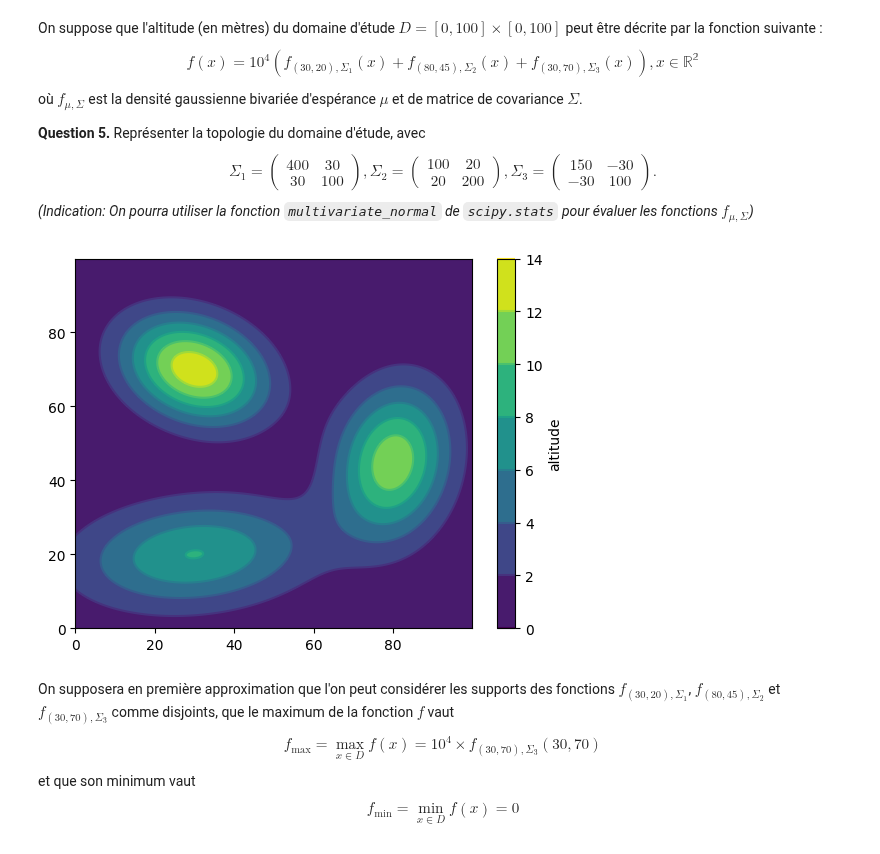
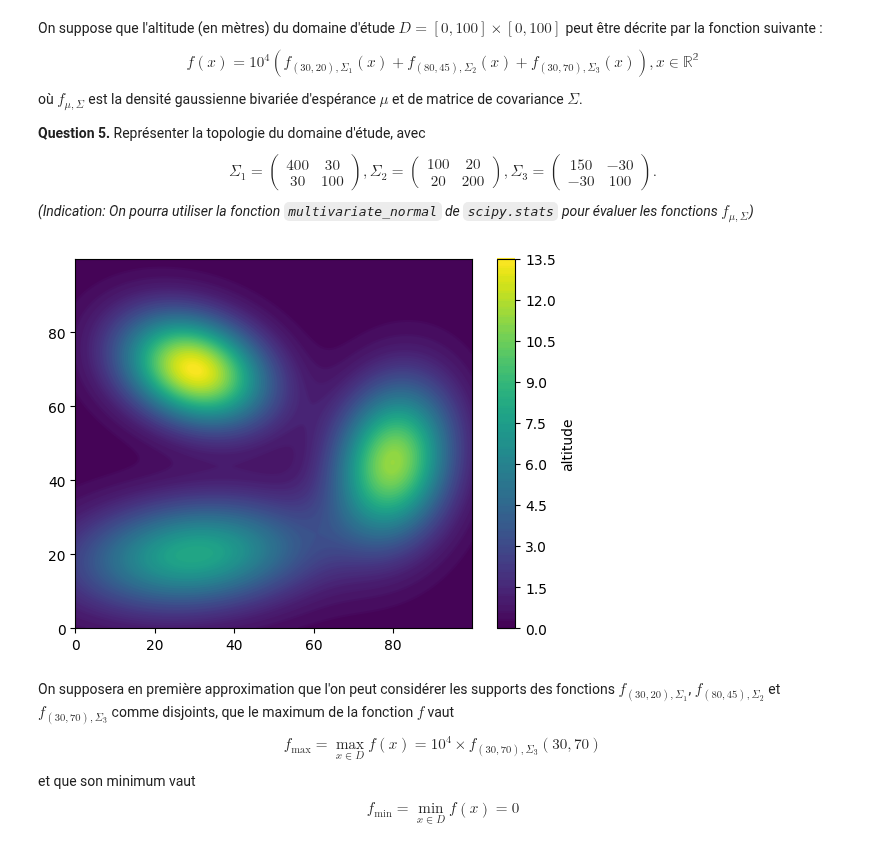
Before and after one commit to VDeumier/Projet_UE11, a Jupyter notebook: Projet_Probabilités_DEUMIER_FEVE.ipynb, the cells around one changed output. Cells and saved outputs as stored; diff of their text form; code cells hidden in the pictures.

```diff
--- a/Projet_Probabilités_DEUMIER_FEVE.ipynb
+++ b/Projet_Probabilités_DEUMIER_FEVE.ipynb
@@ -367,35 +367,35 @@ $$\Sigma_1 = \begin{pmatrix} 400 & 30 \\ 30 & 100\end{pmatrix}, \Sigma_2 = \begi
 x, y = np.mgrid[0:100:.05, 0:100:.05]
 
 pos = np.dstack((x, y))
 
 sigma_1 = np.array([[400, 30], [30, 100]])
 sigma_2 = np.array([[100, 20], [20, 200]])
 sigma_3 = np.array([[150, -30], [-30, 100]])
 
 def topo(pos):
 
     f_1 = sps.multivariate_normal(mean=[30, 20], cov=sigma_1)
     f_2 = sps.multivariate_normal(mean=[80, 45], cov=sigma_2)
     f_3 = sps.multivariate_normal(mean=[30, 70], cov=sigma_3)
 
     f = 10000 * (f_1.pdf(pos) + f_2.pdf(pos) + f_3.pdf(pos))
 
     return f
 
 fig = plt.figure()
 
 ax = fig.add_subplot(111)
 
-CS = ax.contourf(x, y, topo(pos))
+CS = ax.contourf(x, y, topo(pos), 50)
 CS2 = ax.contour(CS, levels=CS.levels)
 # Make a colorbar for the ContourSet returned by the contourf call.
 cbar = fig.colorbar(CS)
 cbar.ax.set_ylabel('altitude')
 # Add the contour line levels to the colorbar
 cbar.add_lines(CS2)
 plt.show()
 # %% [output]
-[figure, old version]
+[figure, new version]
 # %% [markdown]
 On supposera en première approximation que l'on peut considérer les supports des fonctions $f_{(30,20),\Sigma_1}$, $f_{(80,45),\Sigma_2}$ et $f_{(30,70),\Sigma_3}$ comme disjoints, que le maximum de la fonction $f$ vaut
 $$ f_{\max}=\max_{x\in D} f(x)=10^4\times f_{(30,70),\Sigma_3}(30,70) $$
```
Also changed, not shown: parts of 2 cells of this notebook.
